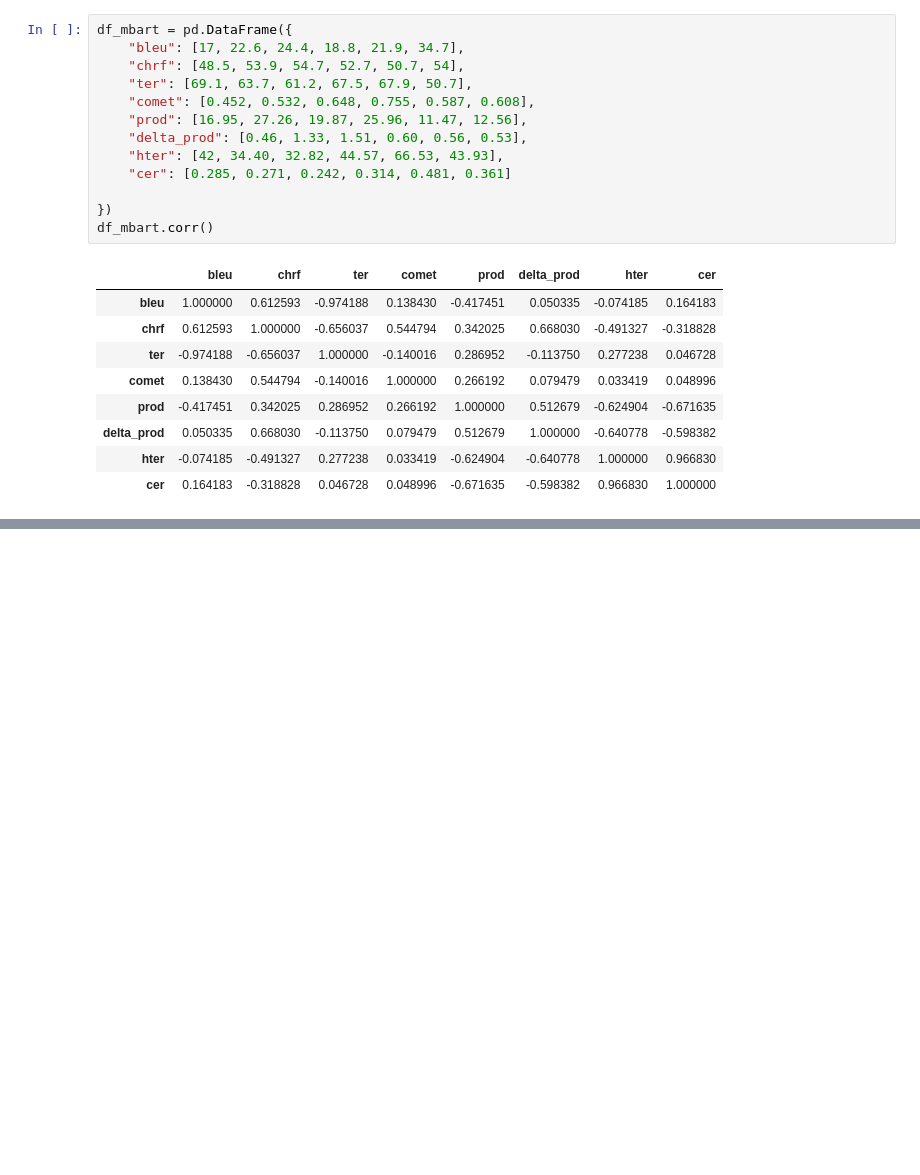
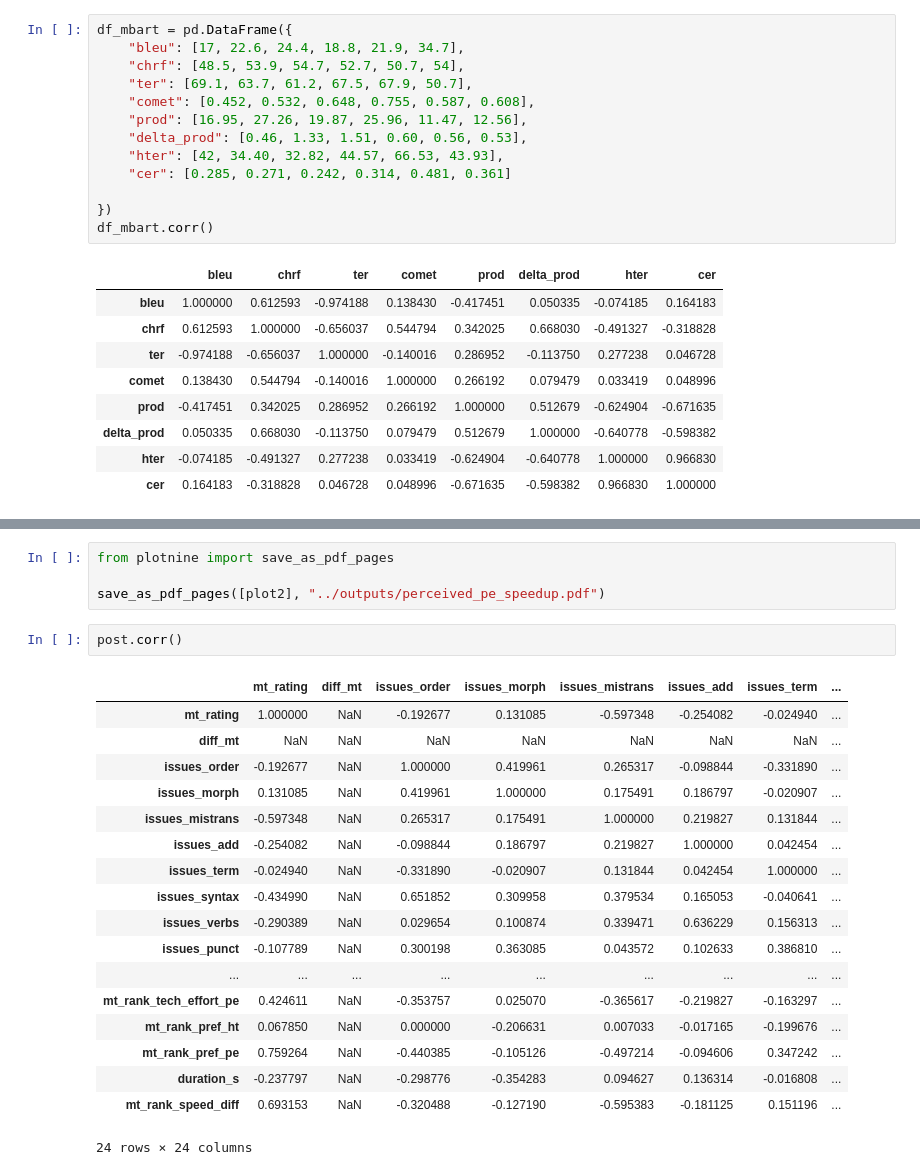
Before and after one commit to gsarti/divemt, a Jupyter notebook: notebooks/analysis.ipynb, the cells around one changed output, grey strips where cells are left out. Drawn from its saved outputs; the diff is of its cells as text; blank space fills up the shorter version.

```diff
--- a/notebooks/analysis.ipynb
+++ b/notebooks/analysis.ipynb
@@ -521,0 +575,25 @@ df_mbart.corr()
+# %%
+from plotnine import save_as_pdf_pages
+
+save_as_pdf_pages([plot2], "../outputs/perceived_pe_speedup.pdf")
+# %%
+post.corr()
+# %% [output]
+|  | mt_rating | diff_mt | issues_order | issues_morph | issues_mistrans | issues_add | issues_term | ... |
+| mt_rating | 1.000000 | NaN | -0.192677 | 0.131085 | -0.597348 | -0.254082 | -0.024940 | ... |
+| diff_mt | NaN | NaN | NaN | NaN | NaN | NaN | NaN | ... |
+| issues_order | -0.192677 | NaN | 1.000000 | 0.419961 | 0.265317 | -0.098844 | -0.331890 | ... |
+| issues_morph | 0.131085 | NaN | 0.419961 | 1.000000 | 0.175491 | 0.186797 | -0.020907 | ... |
+| issues_mistrans | -0.597348 | NaN | 0.265317 | 0.175491 | 1.000000 | 0.219827 | 0.131844 | ... |
+| issues_add | -0.254082 | NaN | -0.098844 | 0.186797 | 0.219827 | 1.000000 | 0.042454 | ... |
+| issues_term | -0.024940 | NaN | -0.331890 | -0.020907 | 0.131844 | 0.042454 | 1.000000 | ... |
+| issues_syntax | -0.434990 | NaN | 0.651852 | 0.309958 | 0.379534 | 0.165053 | -0.040641 | ... |
+| issues_verbs | -0.290389 | NaN | 0.029654 | 0.100874 | 0.339471 | 0.636229 | 0.156313 | ... |
+| issues_punct | -0.107789 | NaN | 0.300198 | 0.363085 | 0.043572 | 0.102633 | 0.386810 | ... |
+| ... | ... | ... | ... | ... | ... | ... | ... | ... |
+| mt_rank_tech_effort_pe | 0.424611 | NaN | -0.353757 | 0.025070 | -0.365617 | -0.219827 | -0.163297 | ... |
+| mt_rank_pref_ht | 0.067850 | NaN | 0.000000 | -0.206631 | 0.007033 | -0.017165 | -0.199676 | ... |
+| mt_rank_pref_pe | 0.759264 | NaN | -0.440385 | -0.105126 | -0.497214 | -0.094606 | 0.347242 | ... |
+| duration_s | -0.237797 | NaN | -0.298776 | -0.354283 | 0.094627 | 0.136314 | -0.016808 | ... |
+| mt_rank_speed_diff | 0.693153 | NaN | -0.320488 | -0.127190 | -0.595383 | -0.181125 | 0.151196 | ... |
+24 rows × 24 columns
```
Also changed, not shown: parts of 3 cells of this notebook.
